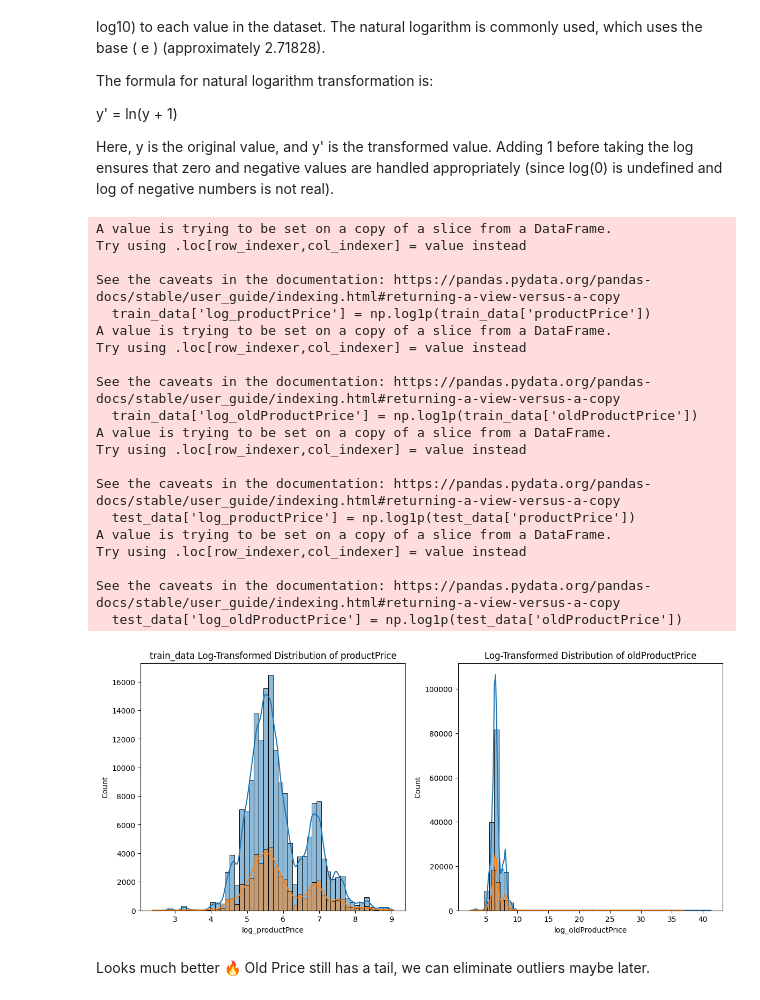
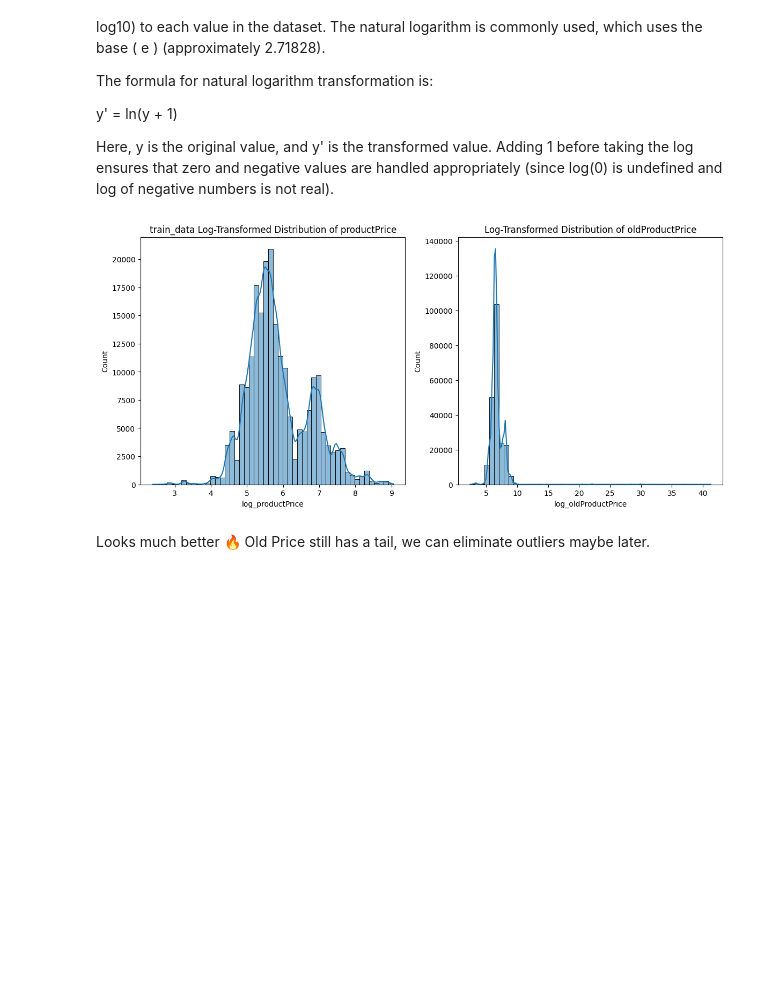
Before and after one commit to efe-v2/case-study, a Jupyter notebook: recommendation-system-final.ipynb, the cells around one changed output. Cells and saved outputs as stored; diff of their text form; code cells hidden in the pictures; blank space fills up the shorter version.

```diff
--- a/recommendation-system-final.ipynb
+++ b/recommendation-system-final.ipynb
@@ -626,0 +647,2 @@ Testing Data:
+# %%
+df = df.dropna(subset=['itemId'])
@@ -637,54 +681,23 @@ The formula for natural logarithm transformation is:
 
 Here, y is the original value, and  y' is the transformed value. Adding 1 before taking the log ensures that zero and negative values are handled appropriately (since log(0) is undefined and log of negative numbers is not real).
 # %%
-train_data['log_productPrice'] = np.log1p(train_data['productPrice'])
-train_data['log_oldProductPrice'] = np.log1p(train_data['oldProductPrice'])
-
-test_data['log_productPrice'] = np.log1p(test_data['productPrice'])
-test_data['log_oldProductPrice'] = np.log1p(test_data['oldProductPrice'])
+df['log_productPrice'] = np.log1p(df['productPrice'])
+df['log_oldProductPrice'] = np.log1p(df['oldProductPrice'])
 
 #let's visualize log transformed data
 
 plt.figure(figsize=(14, 6))
 plt.subplot(1, 2, 1)
-sns.histplot(train_data['log_productPrice'], bins=50, kde=True)
+sns.histplot(df['log_productPrice'], bins=50, kde=True)
 plt.title('train_data Log-Transformed Distribution of productPrice')
 
 plt.subplot(1, 2, 2)
-sns.histplot(train_data['log_oldProductPrice'], bins=50, kde=True)
-plt.title('Log-Transformed Distribution of oldProductPrice')
-
-plt.subplot(1, 2, 1)
-sns.histplot(test_data['log_productPrice'], bins=50, kde=True)
-plt.title('train_data Log-Transformed Distribution of productPrice')
-
-plt.subplot(1, 2, 2)
-sns.histplot(test_data['log_oldProductPrice'], bins=50, kde=True)
+sns.histplot(df['log_oldProductPrice'], bins=50, kde=True)
 plt.title('Log-Transformed Distribution of oldProductPrice')
 
 plt.show()
 # %% [output]
-A value is trying to be set on a copy of a slice from a DataFrame.
-Try using .loc[row_indexer,col_indexer] = value instead
-
-See the caveats in the documentation: https://pandas.pydata.org/pandas-docs/stable/user_guide/indexing.html#returning-a-view-versus-a-copy
-  train_data['log_productPrice'] = np.log1p(train_data['productPrice'])
-A value is trying to be set on a copy of a slice from a DataFrame.
-Try using .loc[row_indexer,col_indexer] = value instead
-
-See the caveats in the documentation: https://pandas.pydata.org/pandas-docs/stable/user_guide/indexing.html#returning-a-view-versus-a-copy
-  train_data['log_oldProductPrice'] = np.log1p(train_data['oldProductPrice'])
-A value is trying to be set on a copy of a slice from a DataFrame.
-Try using .loc[row_indexer,col_indexer] = value instead
-
-See the caveats in the documentation: https://pandas.pydata.org/pandas-docs/stable/user_guide/indexing.html#returning-a-view-versus-a-copy
-  test_data['log_productPrice'] = np.log1p(test_data['productPrice'])
-A value is trying to be set on a copy of a slice from a DataFrame.
-Try using .loc[row_indexer,col_indexer] = value instead
-
-See the caveats in the documentation: https://pandas.pydata.org/pandas-docs/stable/user_guide/indexing.html#returning-a-view-versus-a-copy
-  test_data['log_oldProductPrice'] = np.log1p(test_data['oldProductPrice'])
-[figure, old version]
+[figure, new version]
 # %% [markdown]
 Looks much better 🔥 Old Price still has a tail, we can eliminate outliers maybe later.
 # %% [markdown]
```
Also changed, not shown: parts of 65 cells of this notebook, 23 other files.
